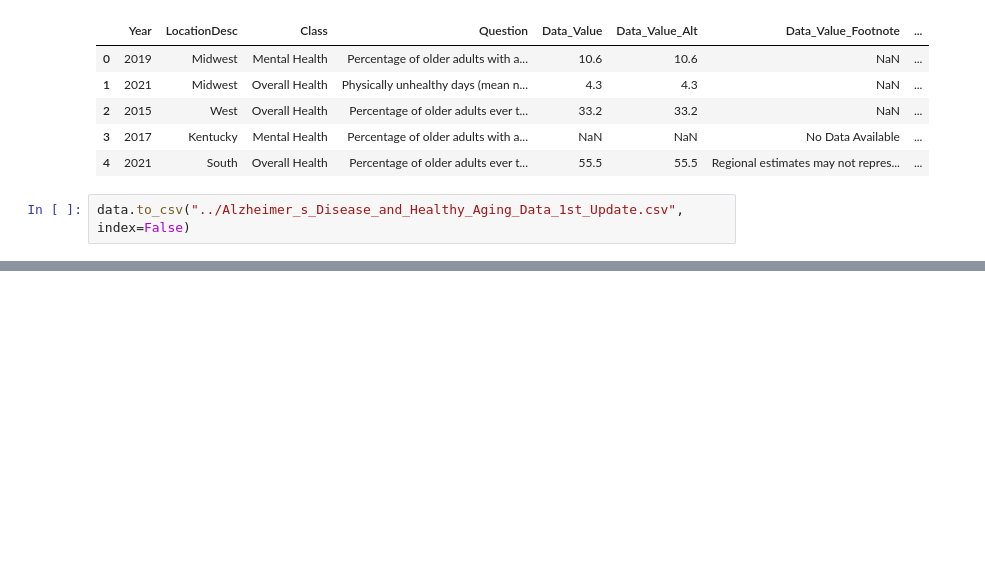
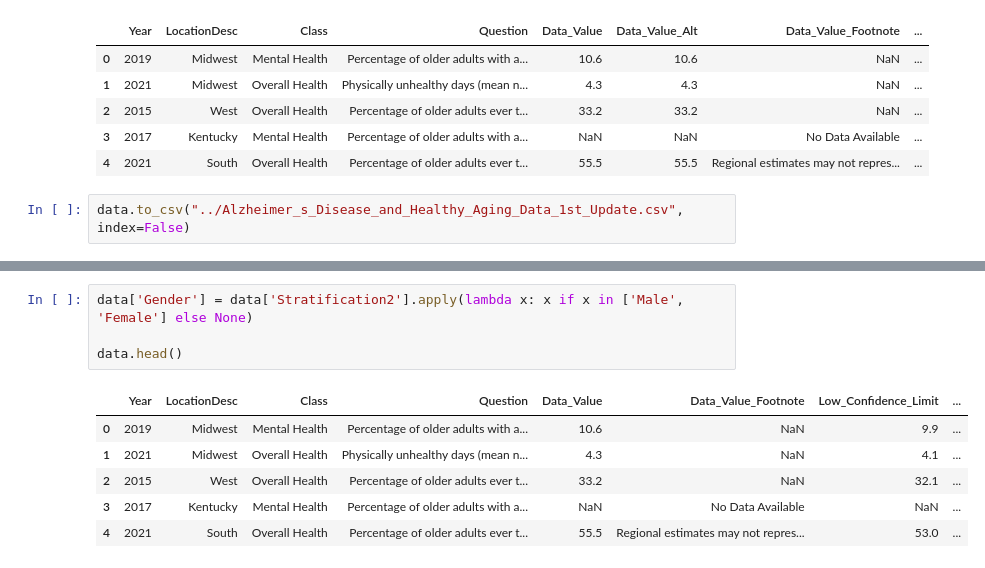
Before and after one commit to apizana/Project3, a Jupyter notebook: Data_Cleanup.ipynb, the cells around one changed output, grey strips where cells are left out. Drawn from its saved outputs; the diff is of its cells as text; blank space fills up the shorter version.

```diff
--- a/Data_Cleanup.ipynb
+++ b/Data_Cleanup.ipynb
@@ -140,0 +151,11 @@ data.to_csv("../Alzheimer_s_Disease_and_Healthy_Aging_Data_1st_Update.csv", inde
+# %%
+data['Gender'] = data['Stratification2'].apply(lambda x: x if x in ['Male', 'Female'] else None)
+
+data.head()
+# %% [output]
+|  | Year | LocationDesc | Class | Question | Data_Value | Data_Value_Footnote | Low_Confidence_Limit | ... |
+| 0 | 2019 | Midwest | Mental Health | Percentage of older adults with a... | 10.6 | NaN | 9.9 | ... |
+| 1 | 2021 | Midwest | Overall Health | Physically unhealthy days (mean n... | 4.3 | NaN | 4.1 | ... |
+| 2 | 2015 | West | Overall Health | Percentage of older adults ever t... | 33.2 | NaN | 32.1 | ... |
+| 3 | 2017 | Kentucky | Mental Health | Percentage of older adults with a... | NaN | No Data Available | NaN | ... |
+| 4 | 2021 | South | Overall Health | Percentage of older adults ever t... | 55.5 | Regional estimates may not repres... | 53.0 | ... |
```
Also changed, not shown: parts of 5 cells of this notebook, 8 other files.
